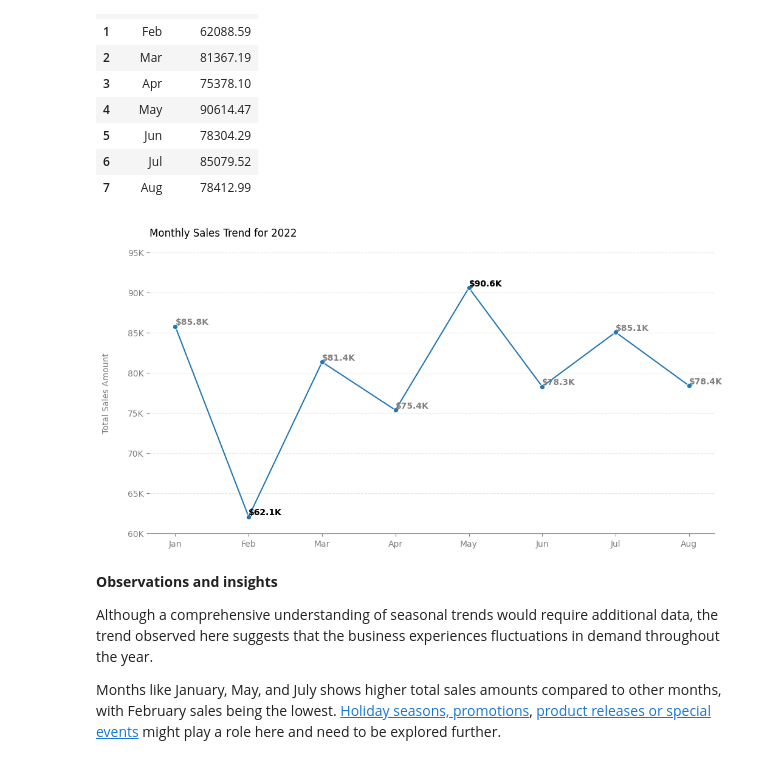
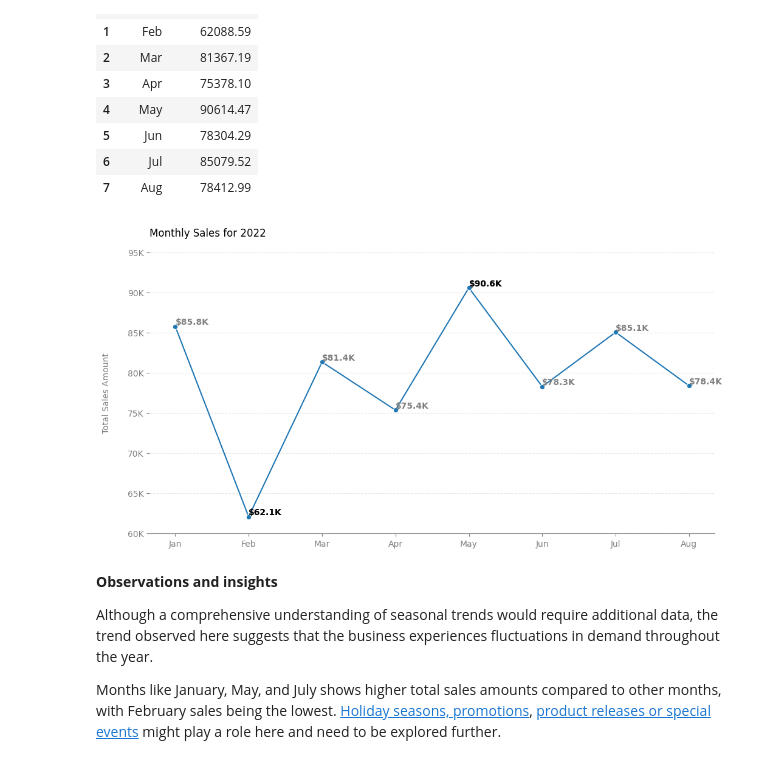
Before and after one commit to YuliaVK/Data-Analytics, a Jupyter notebook: EDA_Sales/notebooks/Sales_EDA.ipynb, the cells around one changed output. Saved outputs shown, nothing was run; the diff lists cells and outputs as text; code cells hidden in the pictures.

Commit message:
EDA - trends

```diff
--- a/EDA_Sales/notebooks/Sales_EDA.ipynb
+++ b/EDA_Sales/notebooks/Sales_EDA.ipynb
@@ -96,30 +97,30 @@ month_sales
 # %%
 plt.figure(figsize=(12, 6))
 g = sns.lineplot(x='Month', y='TotalAmount', data=month_sales, marker='o')
-plt.title('Monthly Sales Trend for 2022', loc='left', y=1.04) # Remove. Add as subtitle to the presentation instead
+plt.title('Monthly Sales for 2022', loc='left', y=1.04) # Remove. Add as subtitle to the presentation instead
 ylabels = ['{:,.0f}'.format(y) + 'K' for y in g.get_yticks()/1000]
 g.set_yticks(g.get_yticks())
 g.set_yticklabels(ylabels)
 plt.ylabel('Total Sales Amount', color='grey', fontsize=10, labelpad=20)
 plt.xlabel(None)
 
 sns.despine()
 plt.grid(axis='y', linestyle='--', color='lightgrey', alpha=0.5)
 plt.gca().spines['left'].set_visible(False)
 plt.gca().spines['bottom'].set_color('grey')
 plt.tick_params(axis='x', colors='grey')
 plt.tick_params(axis='y', colors='grey')
 
 for index, row in month_sales.iterrows():
      plt.text(row['Month'], row['TotalAmount'], f"${round(row['TotalAmount']/1000, 1)}K", ha='left', va='bottom', color='grey', fontweight='bold')
 # Change text colour for max and min sales amount
 max_s = month_sales.loc[month_sales['TotalAmount'].idxmax()]
 min_s = month_sales.loc[month_sales['TotalAmount'].idxmin()]
 plt.text(max_s['Month'], max_s['TotalAmount'], f"${round(max_s['TotalAmount']/1000, 1)}K", ha='left', va='bottom', fontsize=10, fontweight='bold')
 plt.text(min_s['Month'], min_s['TotalAmount'], f"${round(min_s['TotalAmount']/1000, 1)}K", ha='left', va='bottom', fontsize=10, fontweight='bold')
 plt.show()
 # %% [output]
-[figure, old version]
+[figure, new version]
 # %% [markdown]
 **Observations and insights**
 
```
Also changed, not shown: parts of 11 cells of this notebook.
